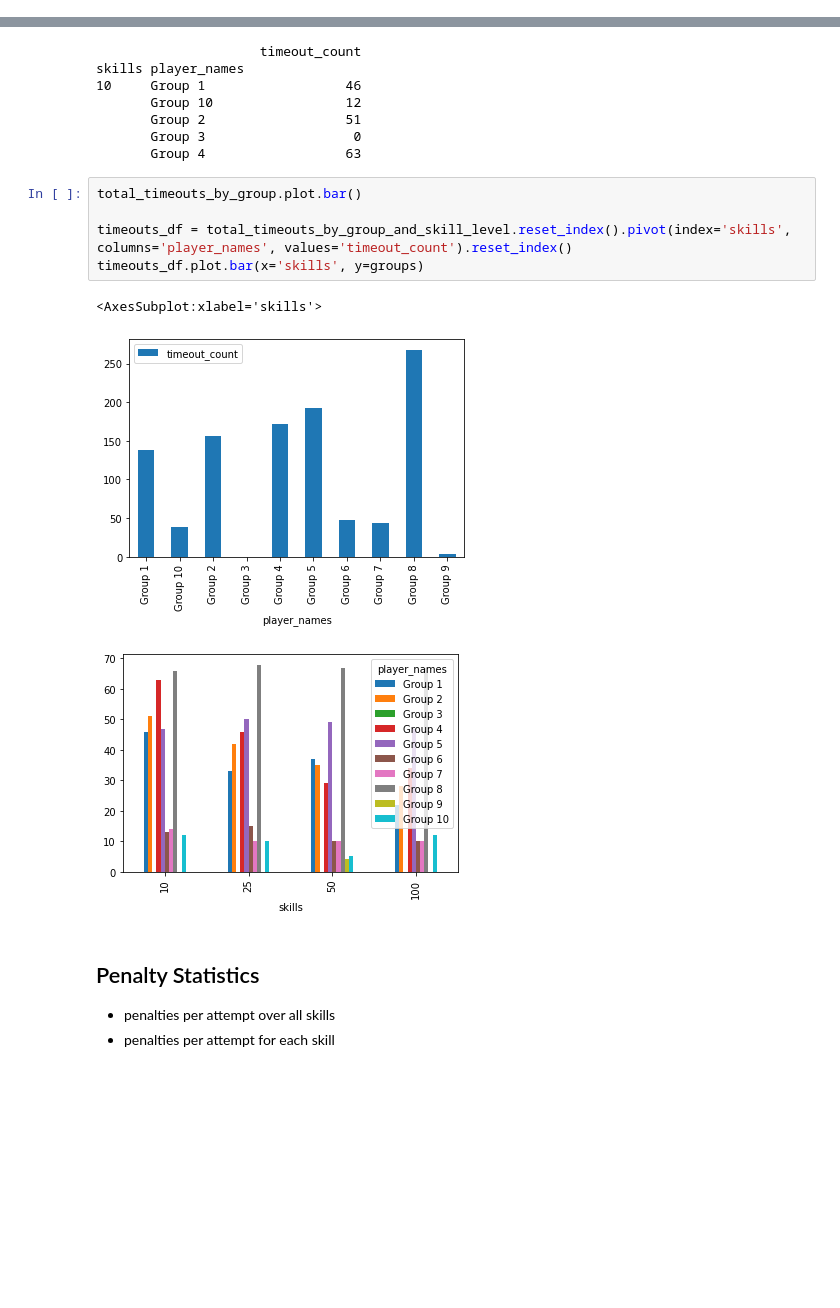
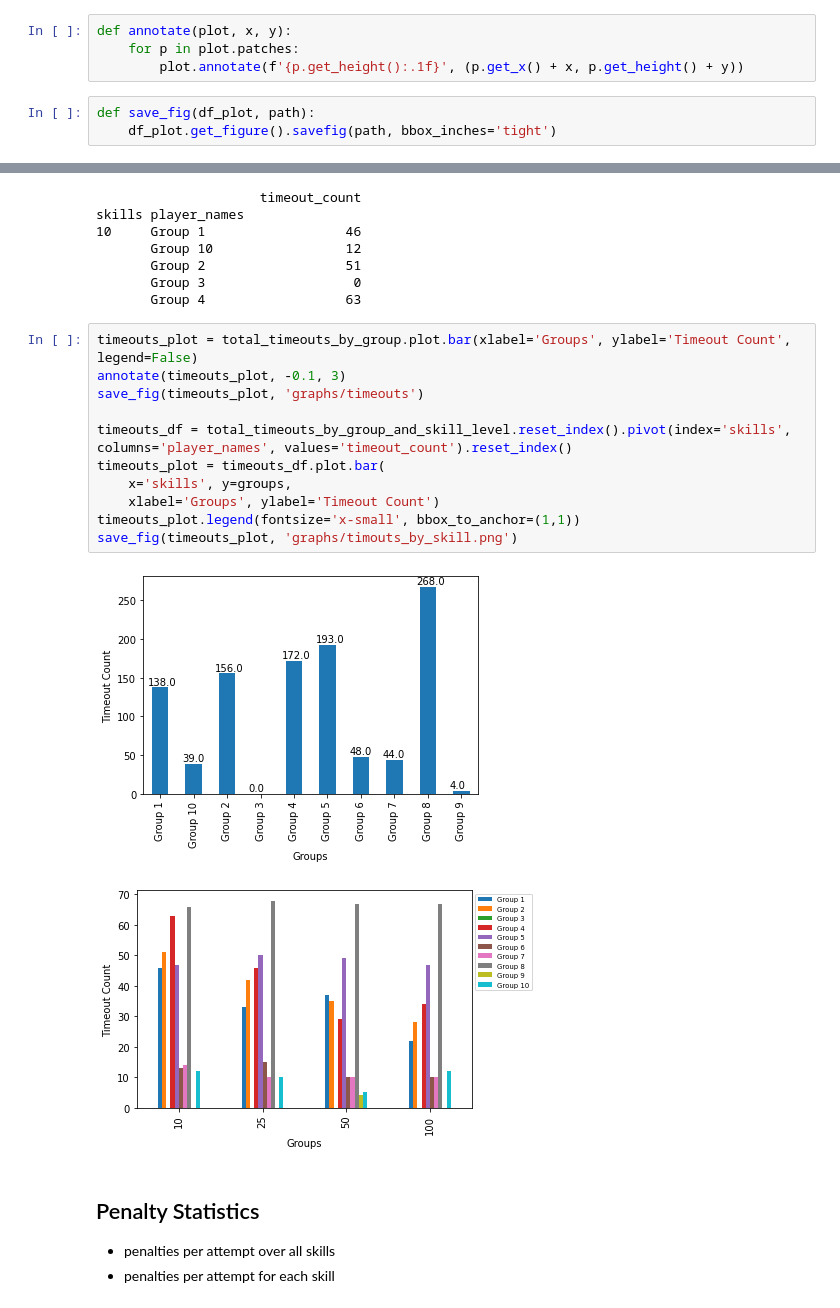
Before and after one commit to yunlanli/polygolf22, a Jupyter notebook: notebooks/tournament_result_analysis.ipynb, the cells around one changed output, grey strips where cells are left out. Saved outputs shown, nothing was run; the diff lists cells and outputs as text; blank space fills up the shorter version.

```diff
--- a/notebooks/tournament_result_analysis.ipynb
+++ b/notebooks/tournament_result_analysis.ipynb
@@ -26,3 +28,10 @@ tournament_results.head()
+# %%
+def annotate(plot, x, y):
+	for p in plot.patches:
+		plot.annotate(f'{p.get_height():.1f}', (p.get_x() + x, p.get_height() + y))
+# %%
+def save_fig(df_plot, path):
+	df_plot.get_figure().savefig(path, bbox_inches='tight')
 # %% [markdown]
 ## Timeout Statistics
 
@@ -42,14 +51,19 @@ skills player_names
        Group 3                   0
        Group 4                  63
 # %%
-total_timeouts_by_group.plot.bar()
+timeouts_plot = total_timeouts_by_group.plot.bar(xlabel='Groups', ylabel='Timeout Count', legend=False)
+annotate(timeouts_plot, -0.1, 3)
+save_fig(timeouts_plot, 'graphs/timeouts')
 
 timeouts_df = total_timeouts_by_group_and_skill_level.reset_index().pivot(index='skills', columns='player_names', values='timeout_count').reset_index()
-timeouts_df.plot.bar(x='skills', y=groups)
+timeouts_plot = timeouts_df.plot.bar(
+	x='skills', y=groups,
+	xlabel='Groups', ylabel='Timeout Count')
+timeouts_plot.legend(fontsize='x-small', bbox_to_anchor=(1,1))
+save_fig(timeouts_plot, 'graphs/timouts_by_skill.png')
 # %% [output]
-<AxesSubplot:xlabel='skills'>
-[figure, old version]
+[figure, new version]
-[figure, old version]
+[figure, new version]
 # %% [markdown]
 ## Penalty Statistics
 
```
Also changed, not shown: parts of 7 cells of this notebook.
